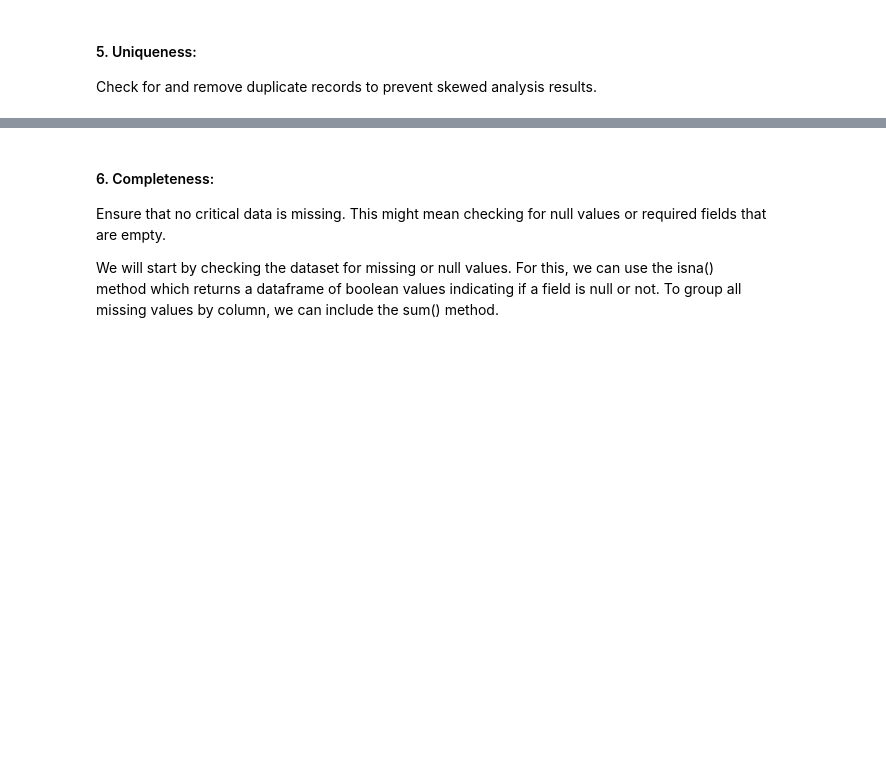
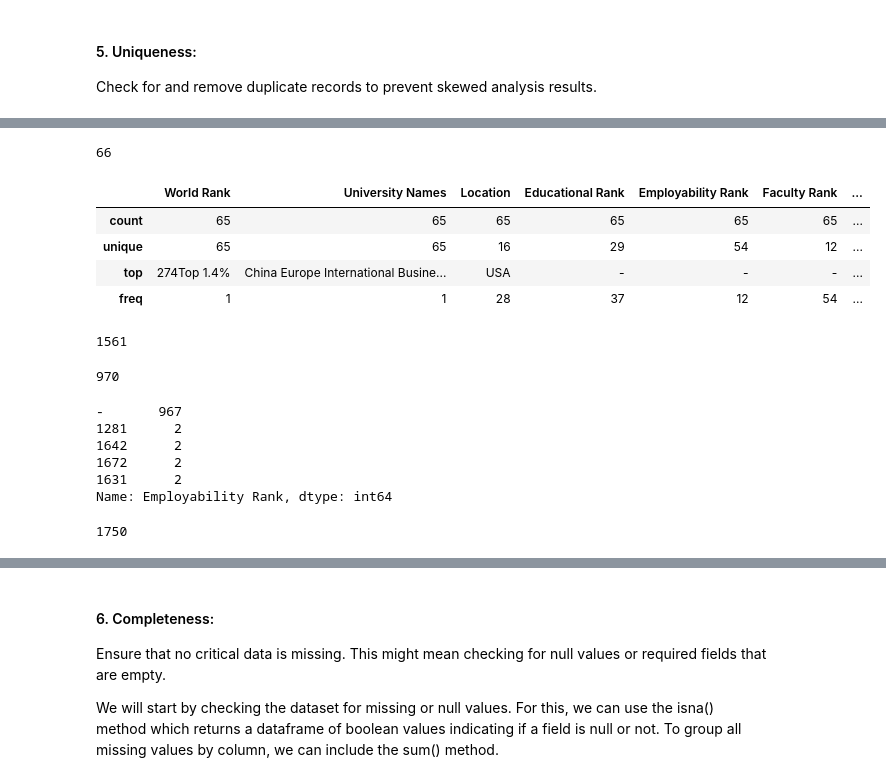
Before and after one commit to ahmadalharbi21/World-University-Ranks, a Jupyter notebook: EDA explain template.ipynb, the cells around one changed output, grey strips where cells are left out. Drawn from its saved outputs; the diff is of its cells as text; code cells hidden in the pictures; blank space fills up the shorter version.

Commit message:
Uniqueness done Hamad works

```diff
--- a/EDA explain template.ipynb
+++ b/EDA explain template.ipynb
@@ -441,0 +493,35 @@ shanghaiRanking.head()
+# %%
+# There is a duplicated of -
+WordRankUniversity['Research Rank'].duplicated(keep=False).sum()
+# %% [output]
+66
+# %%
+WordRankUniversity[WordRankUniversity['Research Rank'].duplicated()].describe(include='object')
+# %% [output]
+|  | World Rank | University Names | Location | Educational Rank | Employability Rank | Faculty Rank | ... |
+| count | 65 | 65 | 65 | 65 | 65 | 65 | ... |
+| unique | 65 | 65 | 16 | 29 | 54 | 12 | ... |
+| top | 274Top 1.4% | China Europe International Busine... | USA | - | - | - | ... |
+| freq | 1 | 1 | 28 | 37 | 12 | 54 | ... |
+# %%
+# There is a 1562 duplicated of -
+WordRankUniversity['Educational Rank'].duplicated().sum()
+# %% [output]
+1561
+# %%
+WordRankUniversity['Employability Rank'].duplicated().sum()
+# %% [output]
+970
+# %%
+WordRankUniversity[WordRankUniversity['Employability Rank'].duplicated(keep=False)]['Employability Rank'].value_counts()
+# %% [output]
+-       967
+1281      2
+1642      2
+1672      2
+1631      2
+Name: Employability Rank, dtype: int64
+# %%
+WordRankUniversity['Faculty Rank'].duplicated(keep=False).sum()
+# %% [output]
+1750
```
Also changed, not shown: parts of 46 cells of this notebook.
